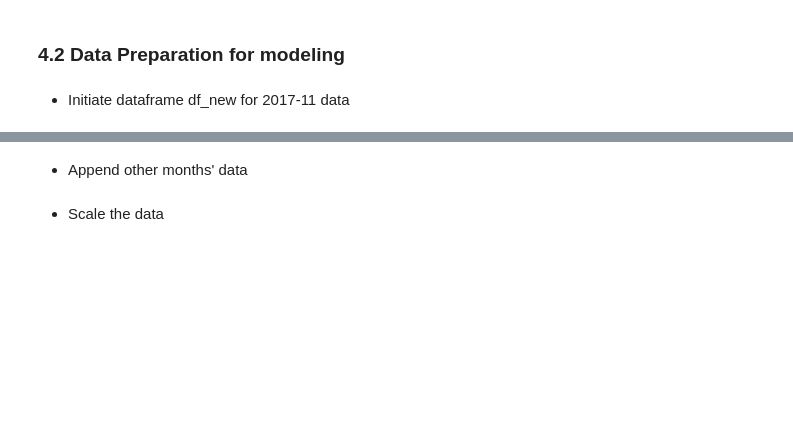
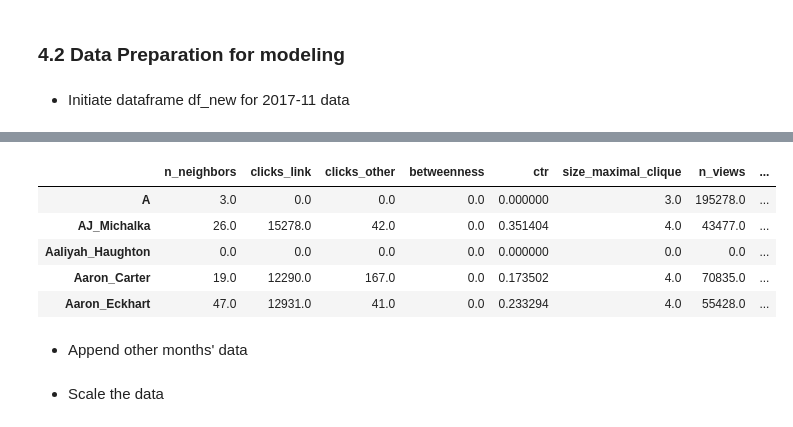
Before and after one commit to liudj2008/Clickstream-data-analysis, a Jupyter notebook: ClickStream.ipynb, the cells around one changed output, grey strips where cells are left out. Cells and saved outputs as stored; diff of their text form; code cells hidden in the pictures; blank space fills up the shorter version.

```diff
--- a/ClickStream.ipynb
+++ b/ClickStream.ipynb
@@ -350,10 +349 @@ Stranger Things has 213 neighbors, with total 2792254 numbers of clicks.
 The topic with highest betweenness centrality is 'United States'
-# %%
-
-# Herein, we select the first 5000 most influential topics
-clickstream_subgroup = clickstream.subgraph(df_link.groupby(by = 'prev').n.sum().sort_values(ascending=False)[:5000].index)
-
-betweenness_centrality = nx.betweenness_centrality(clickstream_subgroup)
-
-with open('pickle/2017_11/betweenness.pickle', 'wb') as f:
-    pickle.dump(betweenness_centrality, f)
@@ -378,8 +377 @@ sorted(betweenness.items(), key = lambda x: x[1], reverse=True)[:10]
 It is interesting to notice that the top tiers are countries and the second tiers are football teams.
-# %%
-size_maximal_clique = {}
-for i in clickstream.nodes():
-    size_maximal_clique[i] = nx.node_clique_number(clickstream, i)
-
-with open('pickle/2017_11/size_maximal_clique.pickle','wb') as f:
-    pickle.dump(size_maximal_clique, f)
@@ -719,6 +779,15 @@ with open('pickle/2017_11/df_new.pickle','wb') as f:
 # %%
 with open('pickle/2017_11/df_new.pickle','rb') as f:
     df_new = pickle.load(f)
+# %%
+df_new.head()
+# %% [output]
+|  | n_neighbors | clicks_link | clicks_other | betweenness | ctr | size_maximal_clique | n_views | ... |
+| A | 3.0 | 0.0 | 0.0 | 0.0 | 0.000000 | 3.0 | 195278.0 | ... |
+| AJ_Michalka | 26.0 | 15278.0 | 42.0 | 0.0 | 0.351404 | 4.0 | 43477.0 | ... |
+| Aaliyah_Haughton | 0.0 | 0.0 | 0.0 | 0.0 | 0.000000 | 0.0 | 0.0 | ... |
+| Aaron_Carter | 19.0 | 12290.0 | 167.0 | 0.0 | 0.173502 | 4.0 | 70835.0 | ... |
+| Aaron_Eckhart | 47.0 | 12931.0 | 41.0 | 0.0 | 0.233294 | 4.0 | 55428.0 | ... |
 # %% [markdown]
 - Append other months' data
 # %%
```
Also changed, not shown: parts of 104 cells of this notebook.
